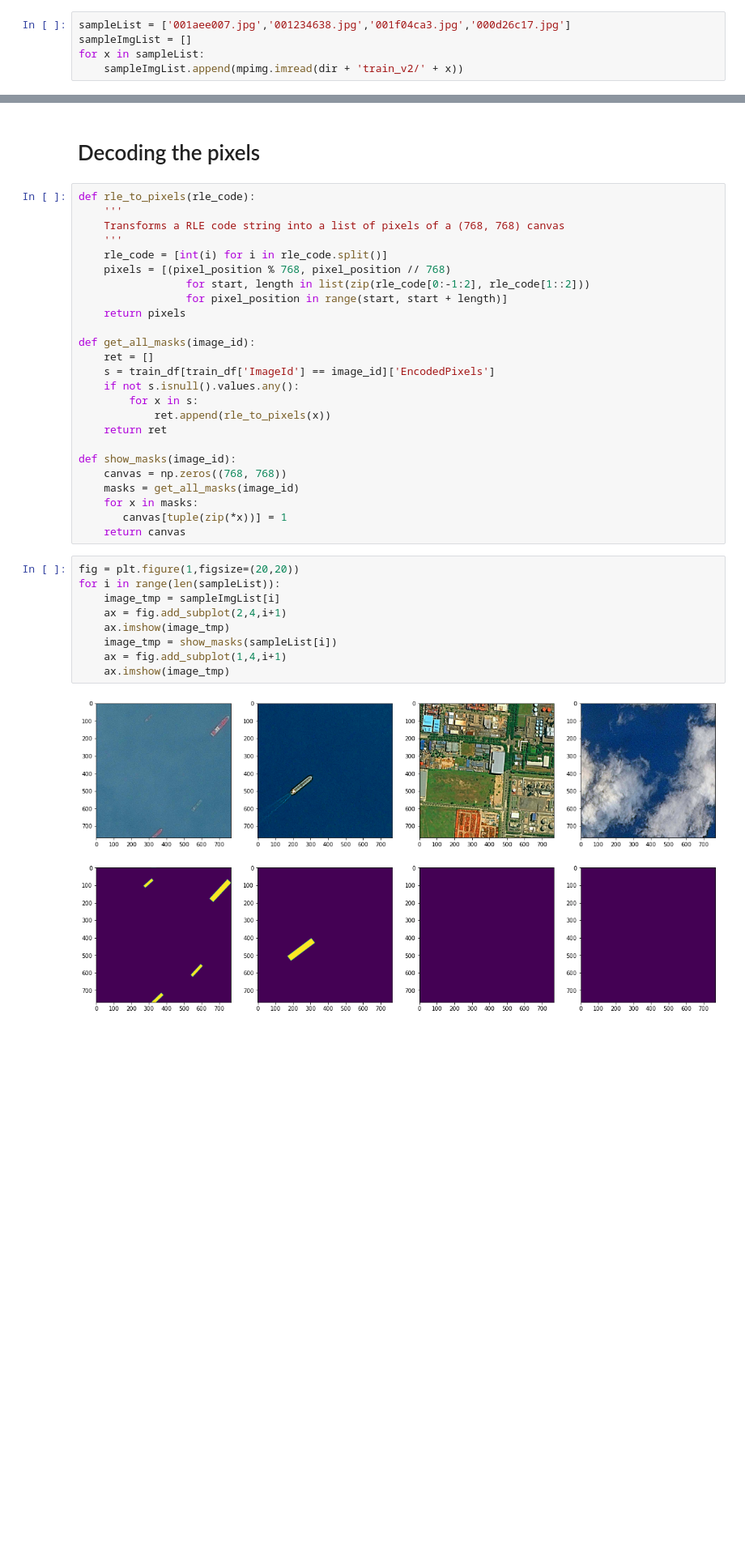
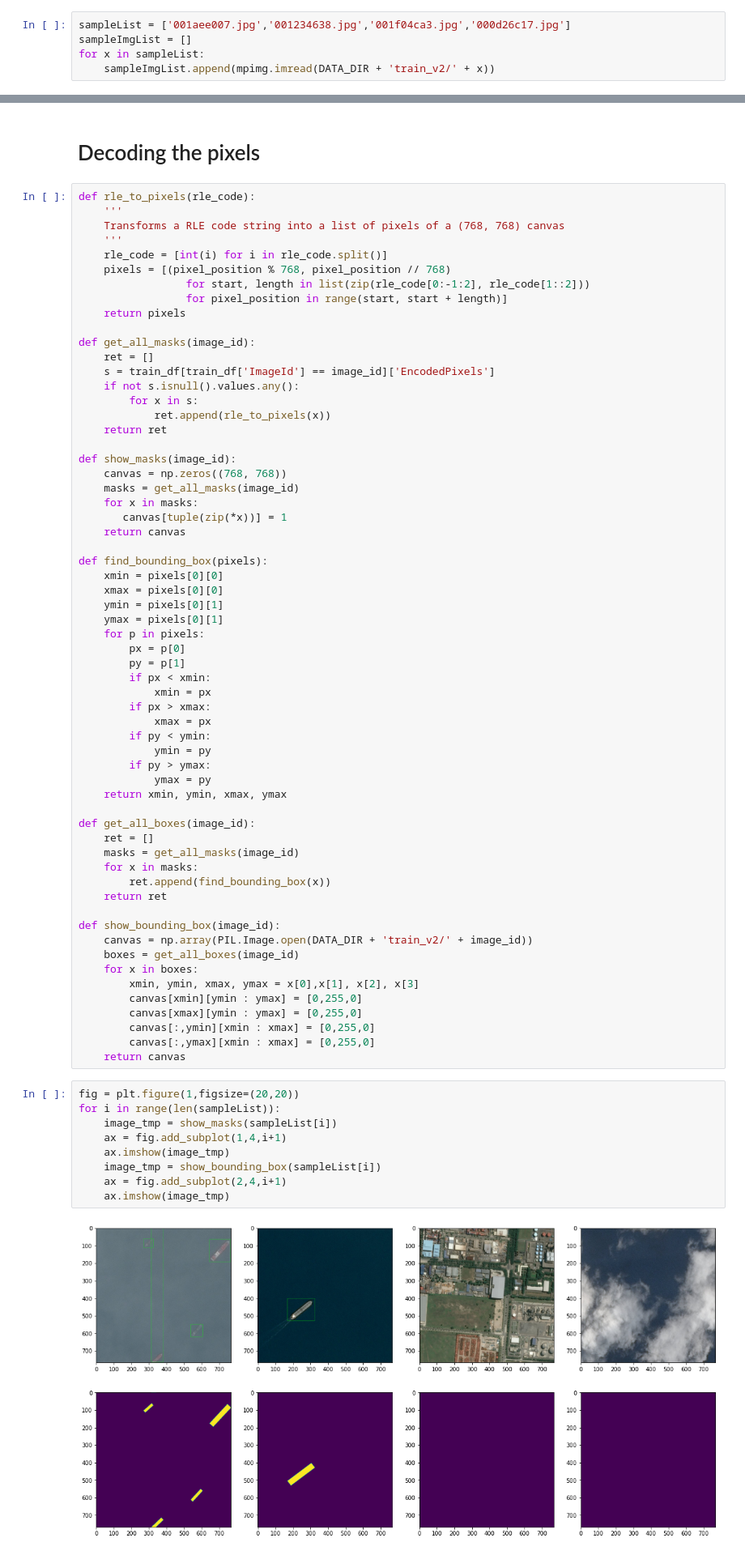
Before and after one commit to JKGu/AirbusShipDetectionChallenge, a Jupyter notebook: script.ipynb, the cells around one changed output, grey strips where cells are left out. Shown at 81% size. Cells and saved outputs as stored; diff of their text form; blank space fills up the shorter version.

Commit message:
bounding box

```diff
--- a/script.ipynb
+++ b/script.ipynb
@@ -95,7 +99,7 @@ plt.show()
 sampleList = ['001aee007.jpg','001234638.jpg','001f04ca3.jpg','000d26c17.jpg']
 sampleImgList = []
 for x in sampleList:
-    sampleImgList.append(mpimg.imread(dir + 'train_v2/' + x))
+    sampleImgList.append(mpimg.imread(DATA_DIR + 'train_v2/' + x))
 # %%
 fig = plt.figure(1,figsize=(20,10))
 for i in range(len(sampleImgList)):
@@ -148,14 +152,50 @@ def show_masks(image_id):
     for x in masks:
        canvas[tuple(zip(*x))] = 1
     return canvas
+
+def find_bounding_box(pixels):
+    xmin = pixels[0][0]
+    xmax = pixels[0][0]
+    ymin = pixels[0][1]
+    ymax = pixels[0][1]
+    for p in pixels:
+        px = p[0]
+        py = p[1]
+        if px < xmin:
+            xmin = px
+        if px > xmax:
+            xmax = px
+        if py < ymin:
+            ymin = py
+        if py > ymax:
+            ymax = py
+    return xmin, ymin, xmax, ymax
+
+def get_all_boxes(image_id):
+    ret = []
+    masks = get_all_masks(image_id)
+    for x in masks:
+        ret.append(find_bounding_box(x))
+    return ret
+
+def show_bounding_box(image_id):
+    canvas = np.array(PIL.Image.open(DATA_DIR + 'train_v2/' + image_id))
+    boxes = get_all_boxes(image_id)
+    for x in boxes:
+        xmin, ymin, xmax, ymax = x[0],x[1], x[2], x[3]
+        canvas[xmin][ymin : ymax] = [0,255,0]
+        canvas[xmax][ymin : ymax] = [0,255,0]
+        canvas[:,ymin][xmin : xmax] = [0,255,0]
+        canvas[:,ymax][xmin : xmax] = [0,255,0]
+    return canvas
 # %%
 fig = plt.figure(1,figsize=(20,20))
 for i in range(len(sampleList)):
-    image_tmp = sampleImgList[i]
-    ax = fig.add_subplot(2,4,i+1)
-    ax.imshow(image_tmp)
     image_tmp = show_masks(sampleList[i])
     ax = fig.add_subplot(1,4,i+1)
     ax.imshow(image_tmp)
+    image_tmp = show_bounding_box(sampleList[i])
+    ax = fig.add_subplot(2,4,i+1)
+    ax.imshow(image_tmp)
 # %% [output]
-[figure, old version]
+[figure, new version]
```
Also changed, not shown: parts of 8 cells of this notebook.
